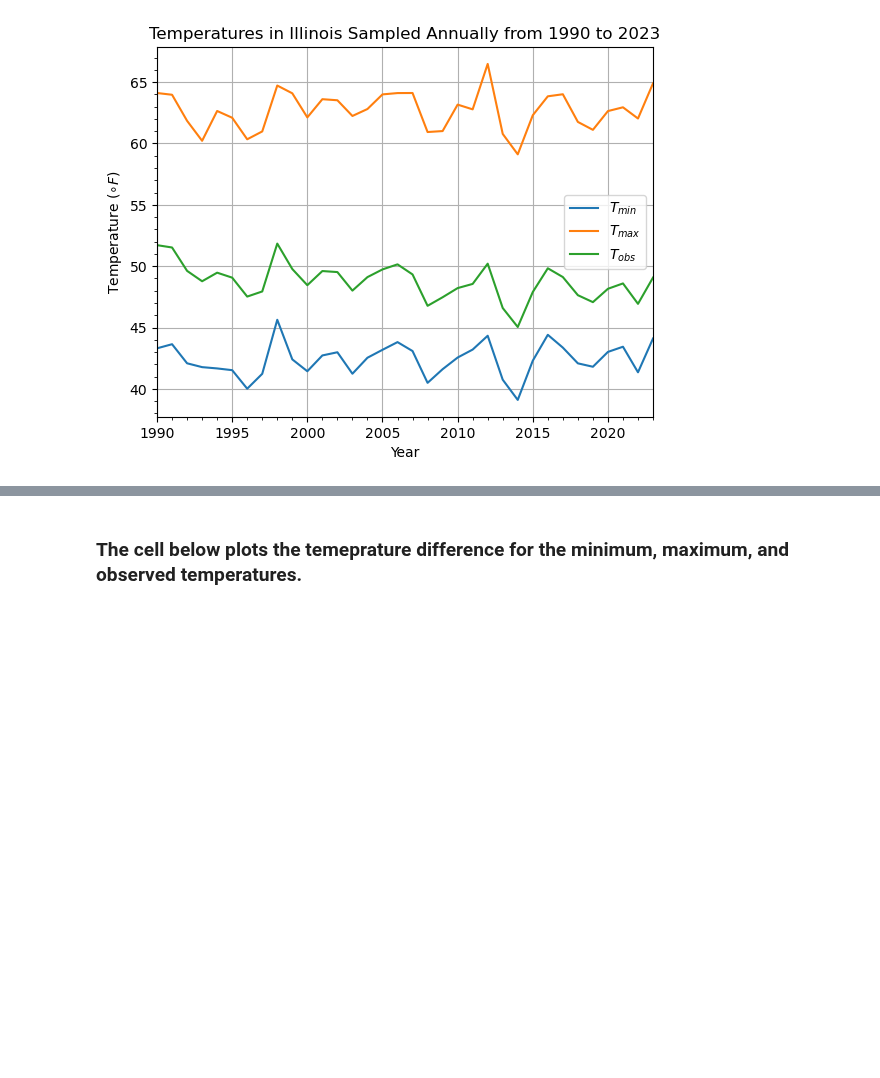
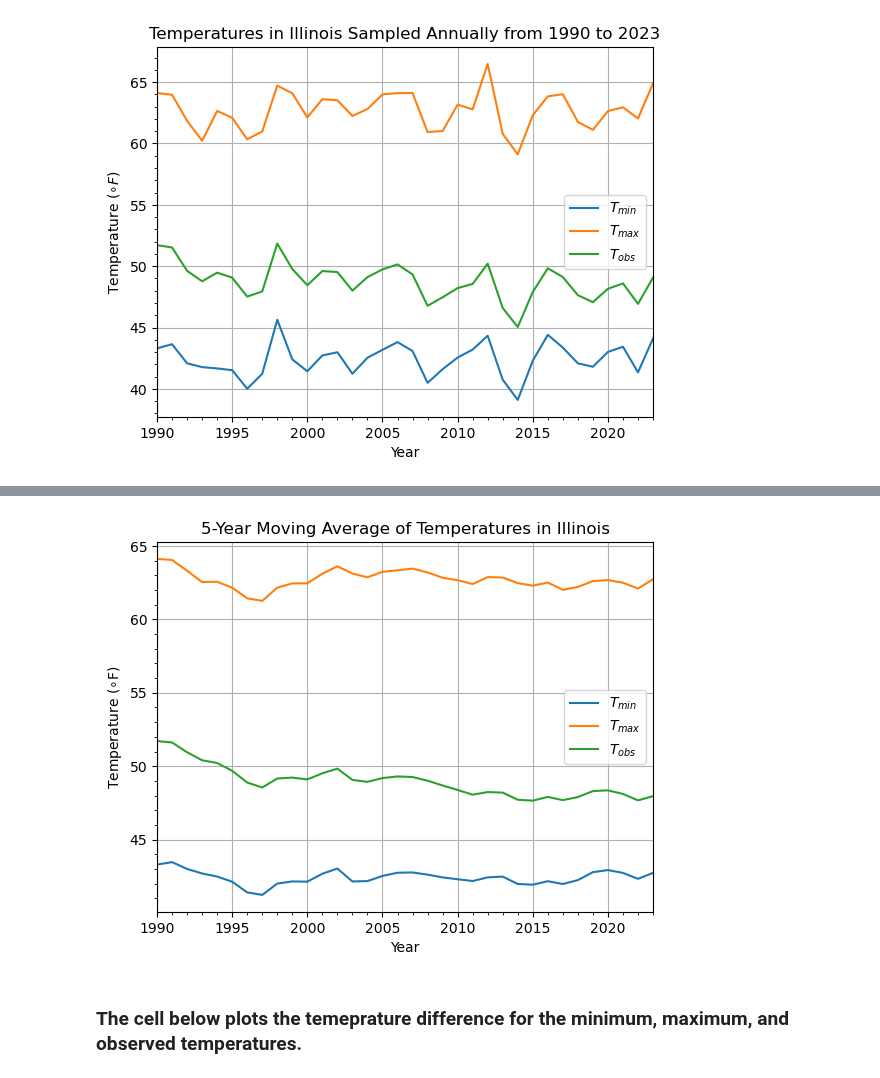
Before and after one commit to hfactor13/IllinoisWeather, a Jupyter notebook: weather_analysis.ipynb, the cells around one changed output, grey strips where cells are left out. Cells and saved outputs as stored; diff of their text form; code cells hidden in the pictures; blank space fills up the shorter version.

```diff
--- a/weather_analysis.ipynb
+++ b/weather_analysis.ipynb
@@ -213,3 +256,7 @@ plt.show()
+# %%
+moving_avg_plot(resampled_temp_data, 5)
+# %% [output]
+[figure, added]
 # %% [markdown]
 ### The cell below plots the temeprature difference for the minimum, maximum, and observed temperatures.
 # %%
```
Also changed, not shown: parts of 4 cells of this notebook.
